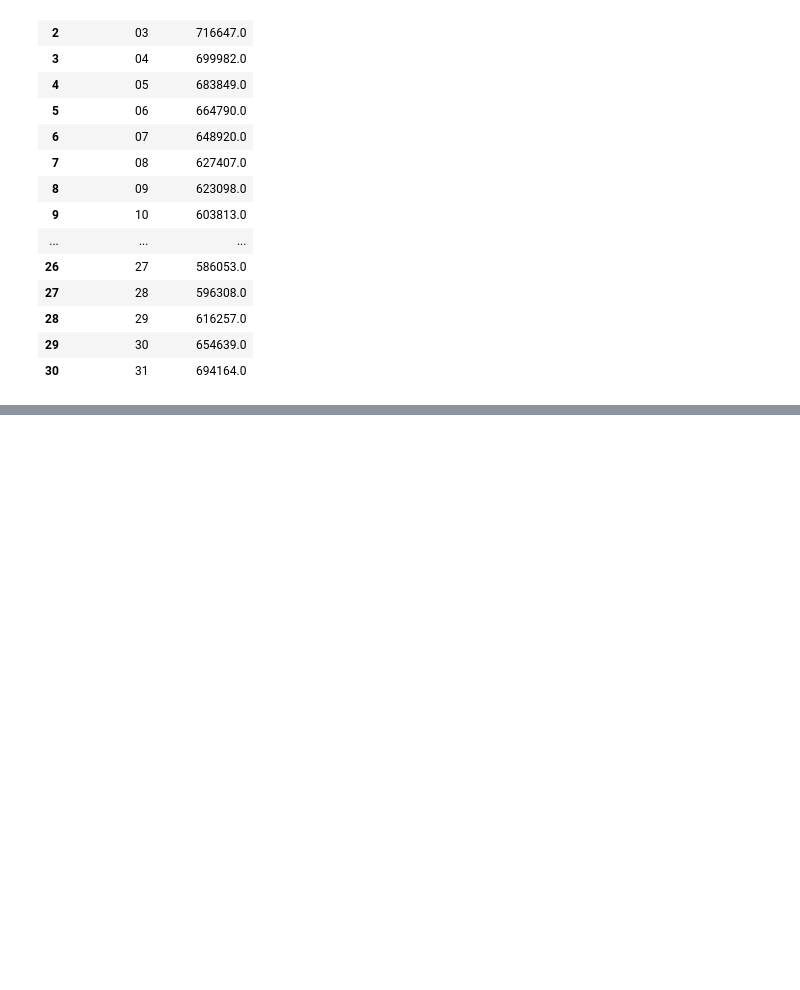
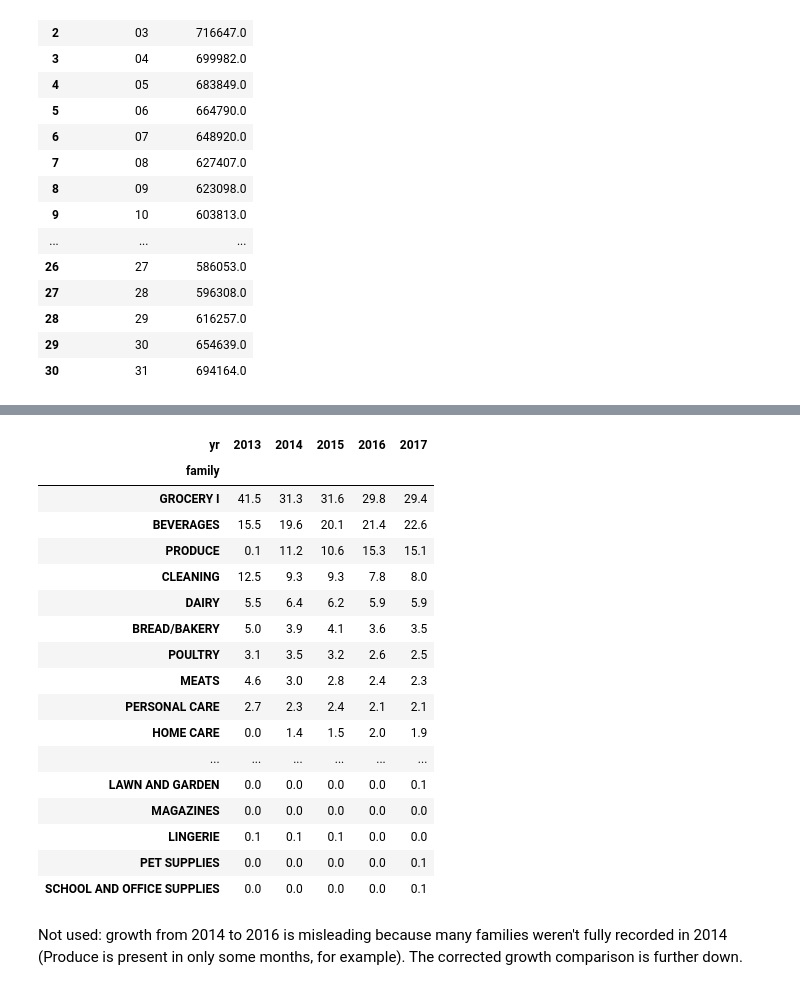
Before and after one commit to nannernick/grocery-sales-analysis, a Jupyter notebook: notebooks/02_Analysis.ipynb, the cells around one changed output, grey strips where cells are left out. Cells and saved outputs as stored; diff of their text form; code cells hidden in the pictures; blank space fills up the shorter version.

Commit message:
Added Q1 and Q2 Analysis with notes; exclude Produce due to icomplete data

```diff
--- a/notebooks/02_Analysis.ipynb
+++ b/notebooks/02_Analysis.ipynb
@@ -90,0 +107,30 @@ GROUP BY day_of_month ORDER BY day_of_month
+# %%
+cat = pd.read_sql("""
+SELECT family, strftime('%Y', date) AS yr, SUM(sales) AS total_sales
+FROM train GROUP BY family, yr
+""", con)
+p = cat.pivot(index="family", columns="yr", values="total_sales")
+# %%
+share = (p / p.sum()) * 100
+share.round(1).sort_values("2016", ascending=False)
+# %% [output]
+| yr | 2013 | 2014 | 2015 | 2016 | 2017 |
+| family |  |  |  |  |  |
+| GROCERY I | 41.5 | 31.3 | 31.6 | 29.8 | 29.4 |
+| BEVERAGES | 15.5 | 19.6 | 20.1 | 21.4 | 22.6 |
+| PRODUCE | 0.1 | 11.2 | 10.6 | 15.3 | 15.1 |
+| CLEANING | 12.5 | 9.3 | 9.3 | 7.8 | 8.0 |
+| DAIRY | 5.5 | 6.4 | 6.2 | 5.9 | 5.9 |
+| BREAD/BAKERY | 5.0 | 3.9 | 4.1 | 3.6 | 3.5 |
+| POULTRY | 3.1 | 3.5 | 3.2 | 2.6 | 2.5 |
+| MEATS | 4.6 | 3.0 | 2.8 | 2.4 | 2.3 |
+| PERSONAL CARE | 2.7 | 2.3 | 2.4 | 2.1 | 2.1 |
+| HOME CARE | 0.0 | 1.4 | 1.5 | 2.0 | 1.9 |
+| ... | ... | ... | ... | ... | ... |
+| LAWN AND GARDEN | 0.0 | 0.0 | 0.0 | 0.0 | 0.1 |
+| MAGAZINES | 0.0 | 0.0 | 0.0 | 0.0 | 0.0 |
+| LINGERIE | 0.1 | 0.1 | 0.1 | 0.0 | 0.0 |
+| PET SUPPLIES | 0.0 | 0.0 | 0.0 | 0.0 | 0.1 |
+| SCHOOL AND OFFICE SUPPLIES | 0.0 | 0.0 | 0.0 | 0.0 | 0.1 |
+# %% [markdown]
+Not used: growth from 2014 to 2016 is misleading because many families weren't fully recorded in 2014 (Produce is present in only some months, for example). The corrected growth comparison is further down.
```
Also changed, not shown: parts of 16 cells of this notebook, 1 other file.
